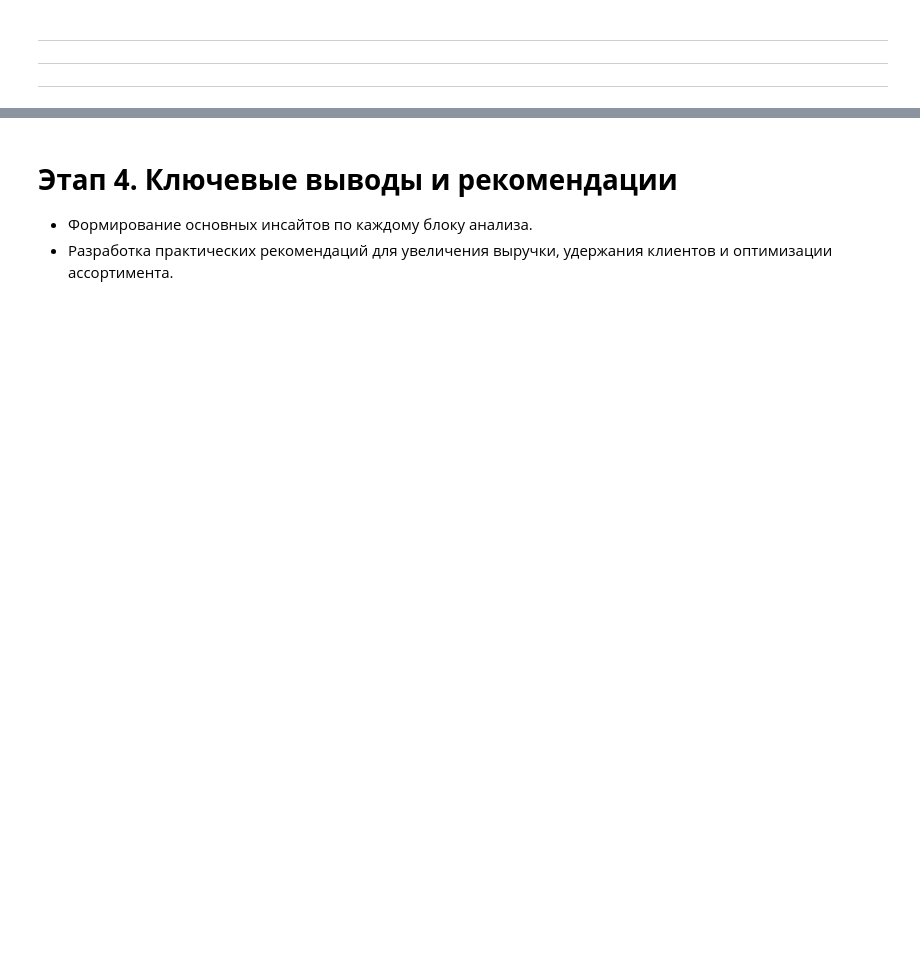
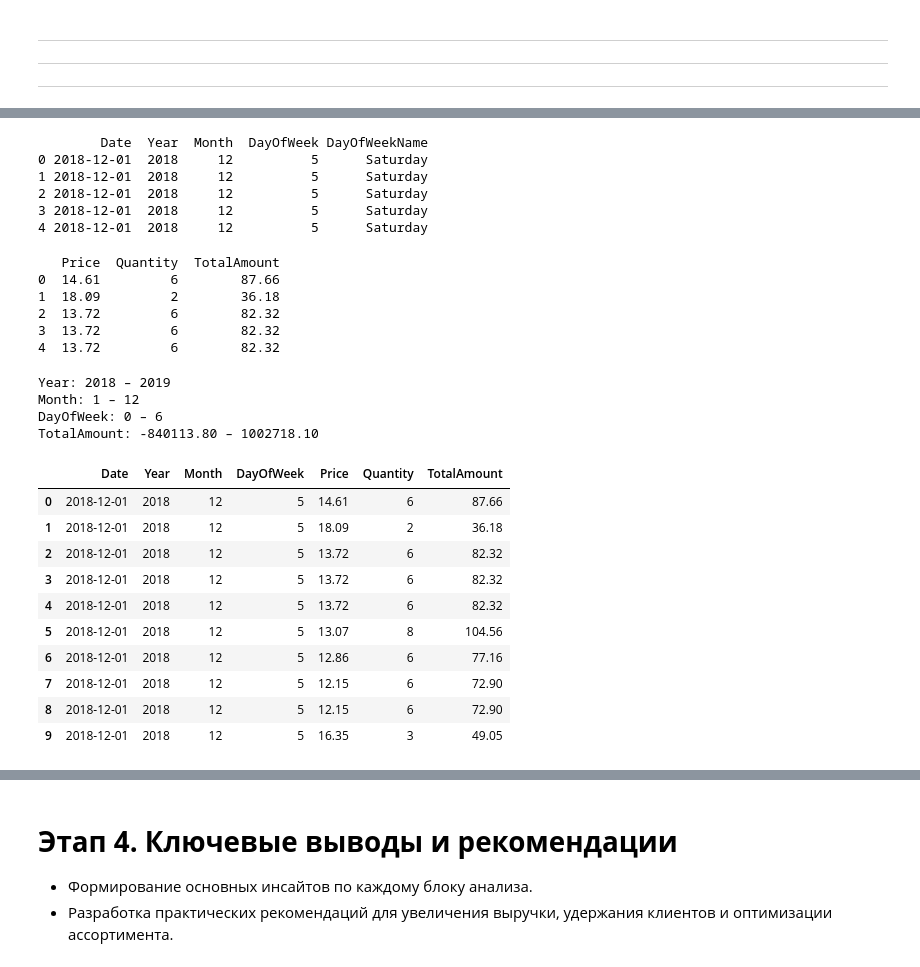
Before and after one commit to dazzens/dazzens, a Jupyter notebook: EDA_проект.ipynb, the cells around one changed output, grey strips where cells are left out. Cells and saved outputs as stored; diff of their text form; code cells hidden in the pictures; blank space fills up the shorter version.

```diff
--- a/EDA_проект.ipynb
+++ b/EDA_проект.ipynb
@@ -1318,0 +1310,68 @@ dtype: int64
+# %%
+
+# Извлечение различных временных признаков
+
+df['Year'] = df['Date'].dt.year
+df['Month'] = df['Date'].dt.month
+df['DayOfWeek'] = df['Date'].dt.dayofweek
+df['DayOfWeekName'] = df['Date'].dt.day_name()
+
+
+# Проверка
+print(df[['Date',
+          'Year',
+          'Month',
+          'DayOfWeek',
+          'DayOfWeekName']].head())
+# %% [output]
+        Date  Year  Month  DayOfWeek DayOfWeekName
+0 2018-12-01  2018     12          5      Saturday
+1 2018-12-01  2018     12          5      Saturday
+2 2018-12-01  2018     12          5      Saturday
+3 2018-12-01  2018     12          5      Saturday
+4 2018-12-01  2018     12          5      Saturday
+# %%
+# Создание признака TotalAmount
+
+df['TotalAmount'] = df['Price'] * df['Quantity']
+
+print(df[['Price', 'Quantity', 'TotalAmount']].head())
+# %% [output]
+   Price  Quantity  TotalAmount
+0  14.61         6        87.66
+1  18.09         2        36.18
+2  13.72         6        82.32
+3  13.72         6        82.32
+4  13.72         6        82.32
+# %%
+# Проверка признаков
+
+print(f"Year: {df['Year'].min()} – {df['Year'].max()}")
+print(f"Month: {df['Month'].min()} – {df['Month'].max()}")
+print(f"DayOfWeek: {df['DayOfWeek'].min()} – {df['DayOfWeek'].max()}")
+print(f"TotalAmount: {df['TotalAmount'].min():.2f} – {df['TotalAmount'].max():.2f}")
+
+
+display(df[['Date',
+            'Year',
+            'Month',
+            'DayOfWeek',
+            'Price',
+            'Quantity',
+            'TotalAmount']].head(10))
+# %% [output]
+Year: 2018 – 2019
+Month: 1 – 12
+DayOfWeek: 0 – 6
+TotalAmount: -840113.80 – 1002718.10
+|  | Date | Year | Month | DayOfWeek | Price | Quantity | TotalAmount |
+| 0 | 2018-12-01 | 2018 | 12 | 5 | 14.61 | 6 | 87.66 |
+| 1 | 2018-12-01 | 2018 | 12 | 5 | 18.09 | 2 | 36.18 |
+| 2 | 2018-12-01 | 2018 | 12 | 5 | 13.72 | 6 | 82.32 |
+| 3 | 2018-12-01 | 2018 | 12 | 5 | 13.72 | 6 | 82.32 |
+| 4 | 2018-12-01 | 2018 | 12 | 5 | 13.72 | 6 | 82.32 |
+| 5 | 2018-12-01 | 2018 | 12 | 5 | 13.07 | 8 | 104.56 |
+| 6 | 2018-12-01 | 2018 | 12 | 5 | 12.86 | 6 | 77.16 |
+| 7 | 2018-12-01 | 2018 | 12 | 5 | 12.15 | 6 | 72.90 |
+| 8 | 2018-12-01 | 2018 | 12 | 5 | 12.15 | 6 | 72.90 |
+| 9 | 2018-12-01 | 2018 | 12 | 5 | 16.35 | 3 | 49.05 |
```
Also changed, not shown: parts of 69 cells of this notebook.
